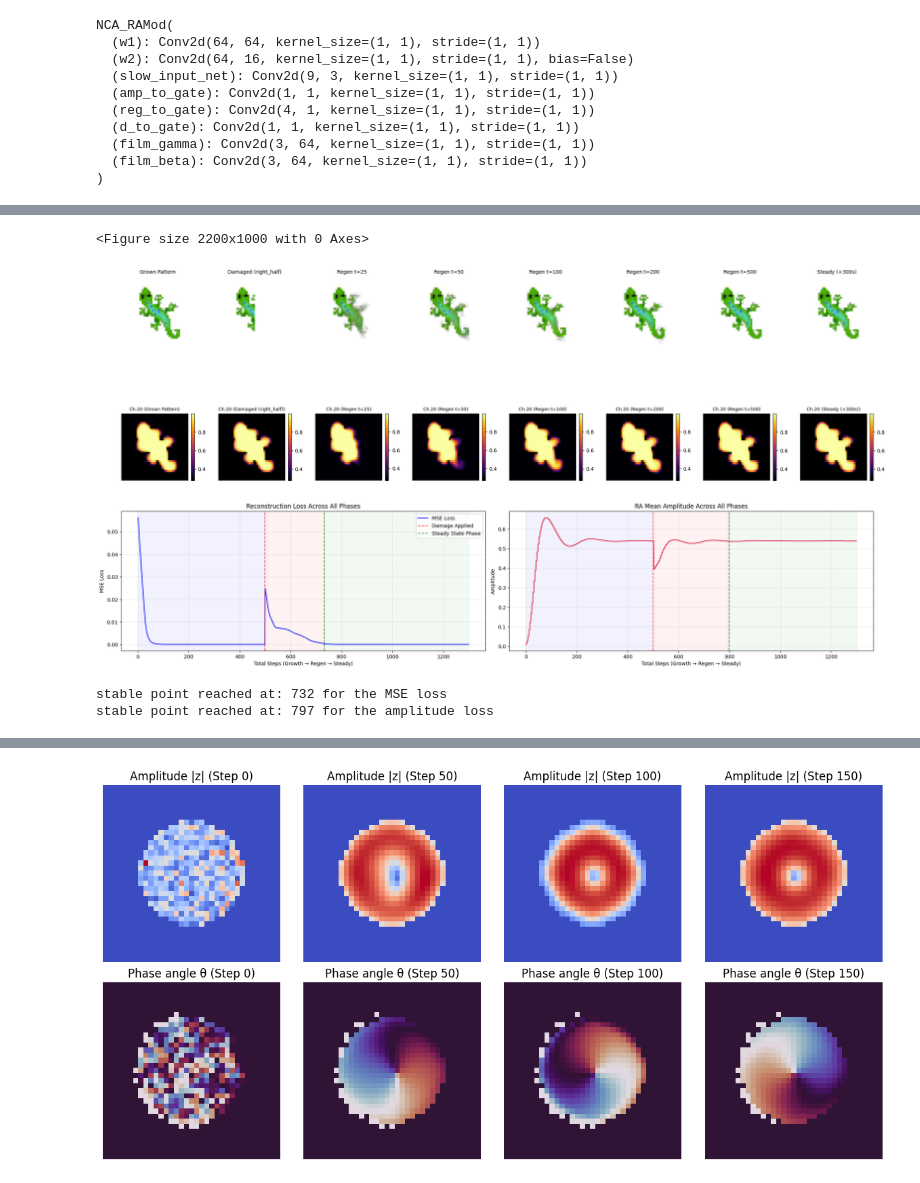
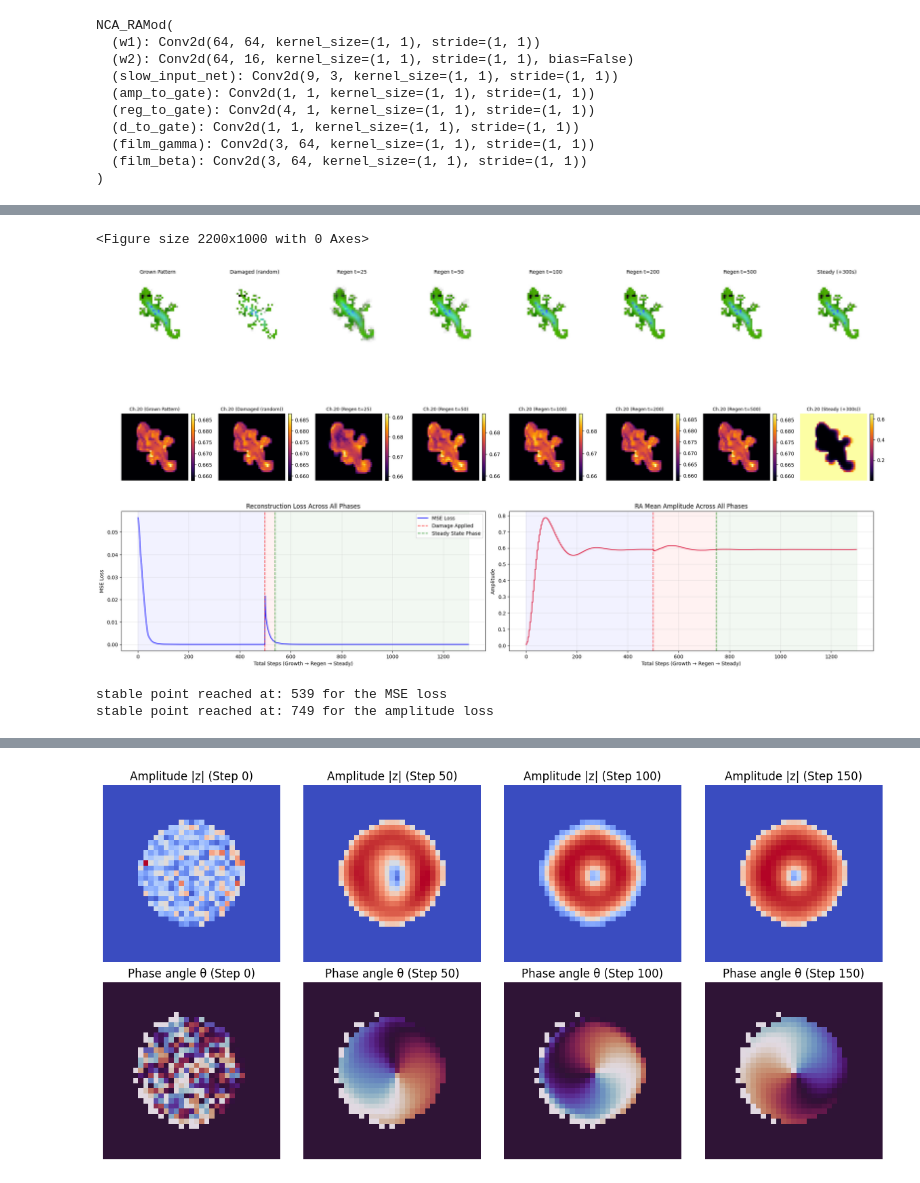
Before and after one commit to lshofsl/Thesis, a Jupyter notebook: NCA_w_RAmod.ipynb, the cells around one changed output, grey strips where cells are left out. Cells and saved outputs as stored; diff of their text form; code cells hidden in the pictures.

```diff
--- a/NCA_w_RAmod.ipynb
+++ b/NCA_w_RAmod.ipynb
@@ -449,7 +454,7 @@ del optim
 torch.cuda.empty_cache()
 # %%
 nca = NCA_RAMod(CHANNELS,hidden_n=HIDDEN_SIZE)
-nca.load_state_dict(torch.load("Trained_models/Gene/NCA_RAMod_k_4.pth"))
+nca.load_state_dict(torch.load("Trained_models/Gene/NCA_RAMod.pth"))
 nca.to(DEVICE).eval()
 # %% [output]
 NCA_RAMod(
@@ -462,6 +467,32 @@ NCA_RAMod(
   (film_gamma): Conv2d(3, 64, kernel_size=(1, 1), stride=(1, 1))
   (film_beta): Conv2d(3, 64, kernel_size=(1, 1), stride=(1, 1))
 )
+# %%
+omega = nca.omega.item()
+ratios_a, ratios_b = [], []
+
+for i in range(len(pde_steps)):
+    a, b = a_log[i], b_log[i]
+    live = (a.abs() > 1e-6).float()
+    n = live.sum().clamp(min=1)
+
+    Ia = io_log[i]['I_signals'][:, 0:1]
+    Ib = io_log[i]['I_signals'][:, 1:2]
+
+    mean_Ia = (Ia.abs() * live).sum() / n
+    mean_Ib = (Ib.abs() * live).sum() / n
+    mean_wa = (omega * a).abs().mul(live).sum() / n
+    mean_wb = (omega * b).abs().mul(live).sum() / n
+
+    ratios_a.append((mean_Ia / (mean_wa + 1e-8)).item())
+    ratios_b.append((mean_Ib / (mean_wb + 1e-8)).item())
+
+plt.plot(pde_steps, ratios_a, label='|I_a| / |ω·a|')
+plt.plot(pde_steps, ratios_b, label='|I_b| / |ω·b|')
+plt.axhline(1.0, color='gray', linestyle='--', linewidth=0.8, label='equal magnitude')
+plt.xlabel('PDE step (t, every k=4)'); plt.ylabel('ratio')
+plt.legend(); plt.title('Injected input vs. intrinsic rotation magnitude')
+plt.show()
 # %%
 def softplus(x):
     if x > 20:
@@ -816,7 +859,7 @@ def visualize_regeneration(nca, seed, base, damage,
             record_metrics(x, amp)
 
     img_grown = x[0, :channels].permute(1, 2, 0).cpu().clip(0, 1).numpy()
-    reg_grown = x[0, 20].cpu()
+    reg_grown = x[0, 19].cpu()
 
     # ------------------------------------------------------------------
     # Phase 2: Apply Damage & Regeneration
@@ -828,7 +871,7 @@ def visualize_regeneration(nca, seed, base, damage,
 
     x = x_damaged
     img_damaged = x[0, :channels].permute(1, 2, 0).cpu().clip(0, 1).numpy()
-    reg_damaged = x[0, 20].cpu()
+    reg_damaged = x[0, 19].cpu()
 
     regen_frames = []
     reg_frames = []
@@ -840,9 +883,9 @@ def visualize_regeneration(nca, seed, base, damage,
             record_metrics(x, amp)
             if t in capture_steps:
                 regen_frames.append(x[0, :channels].permute(1, 2, 0).cpu().clip(0, 1).numpy())
-                regeneration_gate = x[0,20].cpu().copy()
-                regeneration_gate = torch.where(regeneration_gate > 0.5, 0.0, 0.0)
-                reg_frames.append(x[0, 2.cpu())
+                regeneration_gate = x[0, 19].cpu().clone()
+                regeneration_gate = torch.where(regeneration_gate > 0.5, 1.0, 0.0)
+                reg_frames.append(x[0,19].cpu())
 
     # ------------------------------------------------------------------
     # Phase 3: Steady State Testing (Post-Regeneration Persistence)
@@ -853,7 +896,7 @@ def visualize_regeneration(nca, seed, base, damage,
             record_metrics(x, amp)
 
     img_steady = x[0, :channels].permute(1, 2, 0).cpu().clip(0, 1).numpy()
-    reg_steady = x[0, 20].cpu()
+    reg_steady = x[0, 21].cpu()
 
 
 
@@ -892,7 +935,7 @@ def visualize_regeneration(nca, seed, base, damage,
     post_damage_loss = loss_history[t_damage_start:]
     post_damage_amp = amp_history[t_damage_start:]
 
-    steady_mse_step = find_convergence_step(post_damage_loss, target_val=0.0005, delta_tol=1e-4, patience=15) + t_damage_start
+    steady_mse_step = find_convergence_step(post_damage_loss, target_val=0.005, delta_tol=1e-4, patience=15) + t_damage_start
     steady_amp_step = find_convergence_step(post_damage_amp, target_val=None, delta_tol=1e-4, patience=40) + t_damage_start
 
     ax_loss = plt.subplot2grid((3, n_cols), (2, 0), colspan=n_cols // 2)
@@ -931,9 +974,9 @@ def visualize_regeneration(nca, seed, base, damage,
     print("stable point reached at:", steady_mse_step, "for the MSE loss")
     print("stable point reached at:", steady_amp_step, "for the amplitude loss")
 # %%
-visualize_regeneration(nca, seed, base, "right_half")
+visualize_regeneration(nca, seed, base, "random")
 # %% [output]
 <Figure size 2200x1000 with 0 Axes>
-[figure, old version]
+[figure, new version]
-stable point reached at: 732 for the MSE loss
-stable point reached at: 797 for the amplitude loss
+stable point reached at: 539 for the MSE loss
+stable point reached at: 749 for the amplitude loss
```
Also changed, not shown: parts of 13 cells of this notebook.
